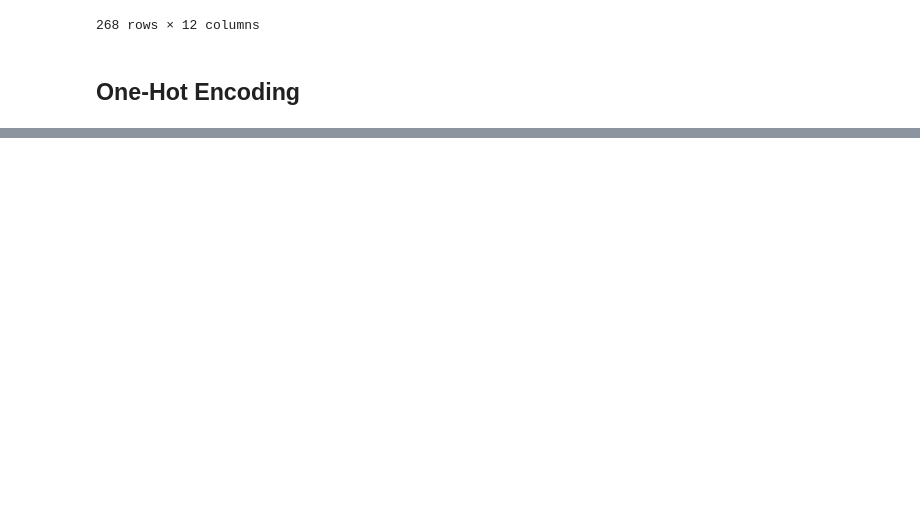
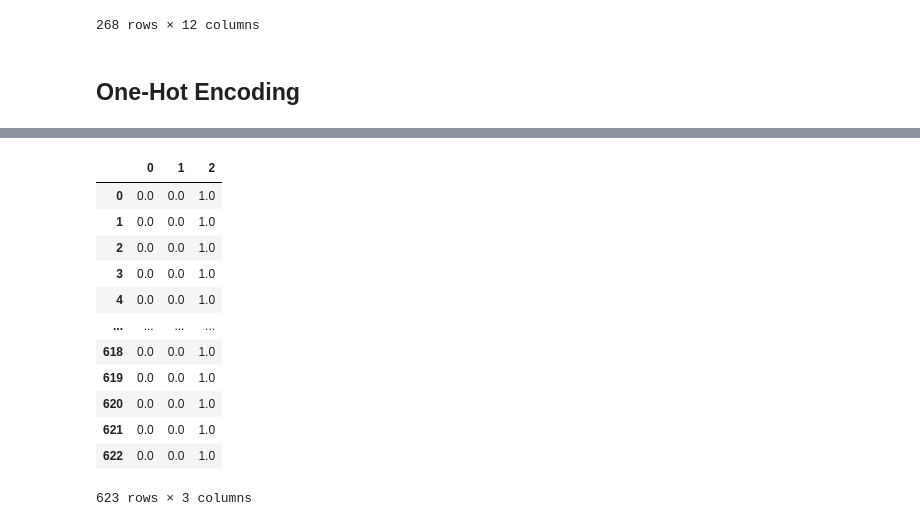
Before and after one commit to gehad-Ahmed30/Preprocessing-Data, a Jupyter notebook: Categorical Encoding/main.ipynb, the cells around one changed output, grey strips where cells are left out. Drawn from its saved outputs; the diff is of its cells as text; code cells hidden in the pictures; blank space fills up the shorter version.

```diff
--- a/Categorical Encoding/main.ipynb
+++ b/Categorical Encoding/main.ipynb
@@ -168,0 +171,2 @@ test_data
+# %%
+one_hot_encoder=OneHotEncoder(sparse=False)
@@ -168,0 +181,2 @@ test_data
+# %%
+one_hot_train=one_hot_encoder.fit_transform(train_data[['Embarked']])
@@ -168,0 +193,16 @@ test_data
+# %%
+pd.DataFrame(one_hot_train)
+# %% [output]
+|  | 0 | 1 | 2 |
+| 0 | 0.0 | 0.0 | 1.0 |
+| 1 | 0.0 | 0.0 | 1.0 |
+| 2 | 0.0 | 0.0 | 1.0 |
+| 3 | 0.0 | 0.0 | 1.0 |
+| 4 | 0.0 | 0.0 | 1.0 |
+| ... | ... | ... | ... |
+| 618 | 0.0 | 0.0 | 1.0 |
+| 619 | 0.0 | 0.0 | 1.0 |
+| 620 | 0.0 | 0.0 | 1.0 |
+| 621 | 0.0 | 0.0 | 1.0 |
+| 622 | 0.0 | 0.0 | 1.0 |
+623 rows × 3 columns
```
Also changed, not shown: parts of 11 cells of this notebook.
